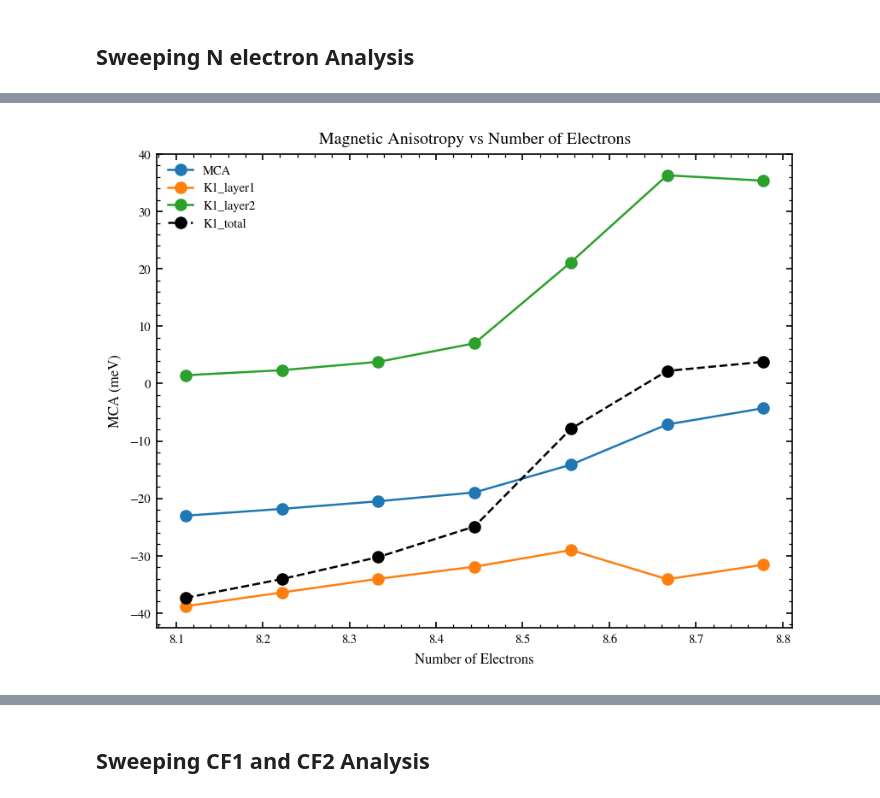
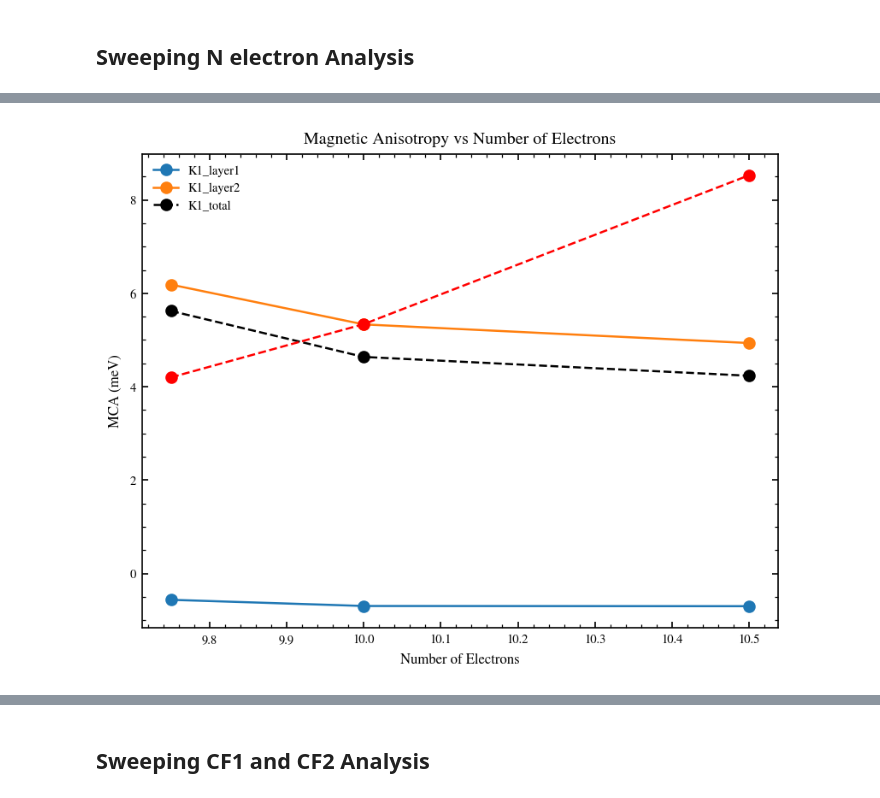
Before and after one commit to Astech34/Stoner-SCF, a Jupyter notebook: ground_state.ipynb, the cells around one changed output, grey strips where cells are left out. Drawn from its saved outputs; the diff is of its cells as text; code cells hidden in the pictures.

```diff
--- a/ground_state.ipynb
+++ b/ground_state.ipynb
@@ -335,7 +329,7 @@ def get_gs_row(ffolder, fpath):
     return gs_row, counts.iloc[0], len(df)
 
 
-def analyze_output_row(ffolder, N_values=(8.1111, 8.2222, 8.3333, 8.4444, 8.5556, 8.6667, 8.7778), spin_dirs=("001", "110")):
+def analyze_output_row(ffolder, N_values=(9.75, 10.0, 10.5), spin_dirs=("001", "110")):
     records = []
     for N in N_values:
         for spin_dir in spin_dirs:
@@ -364,12 +358,16 @@ all_gs.head()
 all_gs_001 = all_gs[all_gs["spin_dir"] == "001"]
 all_gs_110 = all_gs[all_gs["spin_dir"] == "110"]
 
+
 k1_results_layer1 = [
-    K1_layer1(all_gs_001.iloc[i], all_gs_110.iloc[i], SOC=0.07)
+    K1_layer1(all_gs_001.iloc[i], all_gs_110.iloc[i], SOC=0.03)
     for i in range(len(all_gs_001))
 ]
 
 k1_results_layer2 = [
-    K1_layer2(all_gs_001.iloc[i], all_gs_110.iloc[i], SOC=0.07)
+    K1_layer2(all_gs_001.iloc[i], all_gs_110.iloc[i], SOC=0.03)
     for i in range(len(all_gs_001))
 ]
+
+LS_CalcO1 = (all_gs_110["O1_LS"].values - all_gs_001["O1_LS"].values)*1e3
+LS_CalcO2 = (all_gs_110["O2_LS"].values - all_gs_001["O2_LS"].values)*1e3
@@ -376,16 +385,18 @@ k1_results_layer2 = [
 # %%
 fig, ax = plt.subplots()
 
-nelectron = [8.1111, 8.2222, 8.3333, 8.4444, 8.5556, 8.6667, 8.7778]
-ax.plot(nelectron, np.array(MCAList)*1e3, marker='o')
+nelectron = [9.75, 10.0, 10.5]
+#ax.plot(nelectron, np.array(MCAList)*1e3, marker='o')
 ax.plot(nelectron, np.array(k1_results_layer1)*1e3, marker='o')
 ax.plot(nelectron, np.array(k1_results_layer2)*1e3, marker='o')
 ax.plot(nelectron, np.array(np.array(k1_results_layer1) + np.array(k1_results_layer2))*1e3, marker='o', linestyle='--', c="black")
+ax.plot(nelectron, 0.03*(LS_CalcO1+LS_CalcO2), marker='o', linestyle='--', c="red")
+#ax.plot(nelectron, 0.07*LS_CalcO2, marker='o', linestyle='--', c="blue")
 
 ax.set_xlabel('Number of Electrons')
 ax.set_ylabel('MCA (meV)')
 ax.set_title('Magnetic Anisotropy vs Number of Electrons')
-ax.legend(["MCA", "K1_layer1", "K1_layer2", "K1_total"])
+ax.legend(["K1_layer1", "K1_layer2", "K1_total"])
 plt.show()
 # %% [output]
-[figure, old version]
+[figure, new version]
```
Also changed, not shown: parts of 18 cells of this notebook, 6 other files.
